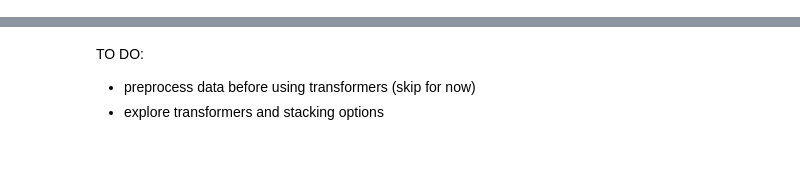
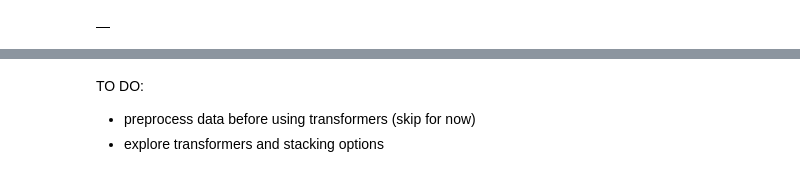
Before and after one commit to Sug-ar-N-Spice/Dr.Chats, a Jupyter notebook: Pub_med_data.ipynb, the cells around one changed output, grey strips where cells are left out. Saved outputs shown, nothing was run; the diff lists cells and outputs as text; code cells hidden in the pictures.

```diff
--- a/Pub_med_data.ipynb
+++ b/Pub_med_data.ipynb
@@ -17,0 +20,4 @@ for article in list(results):
+# %%
+df.head()
+# %% [output]
+|  |
```
Also changed, not shown: parts of 9 cells of this notebook, 2 other files.
